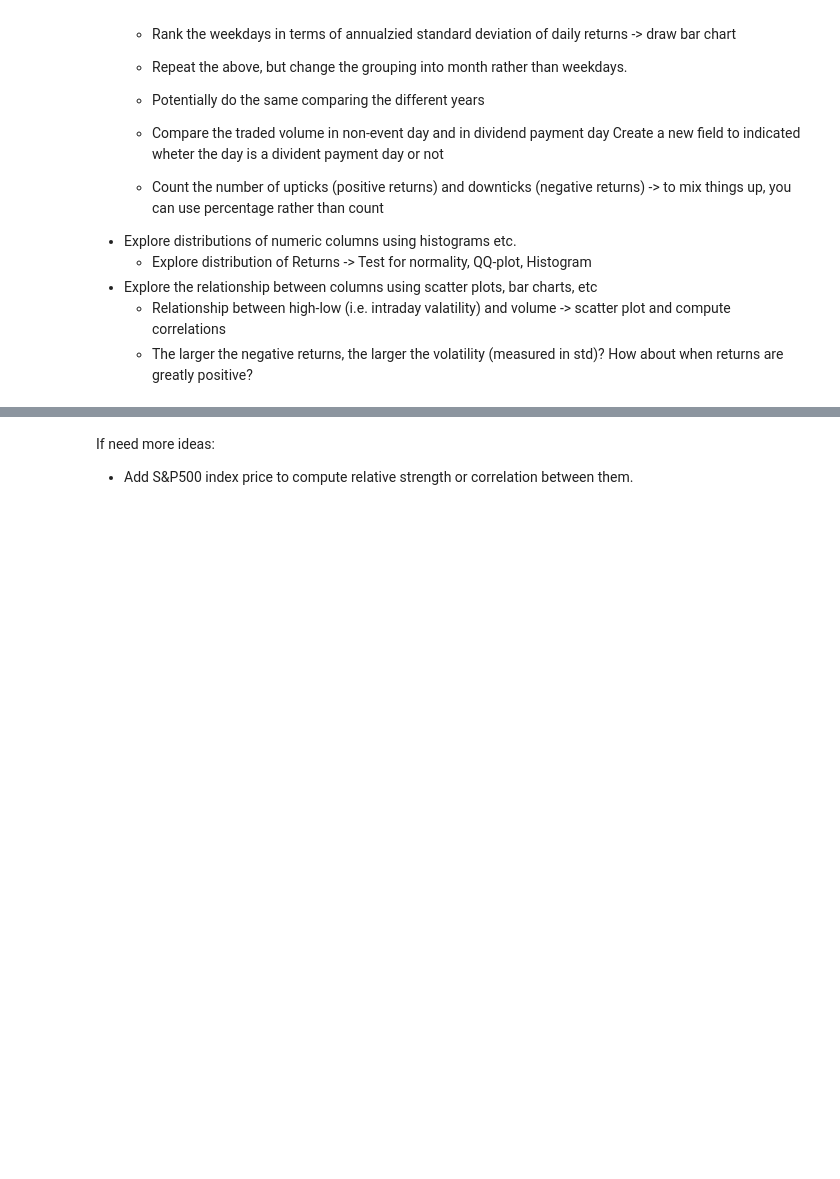
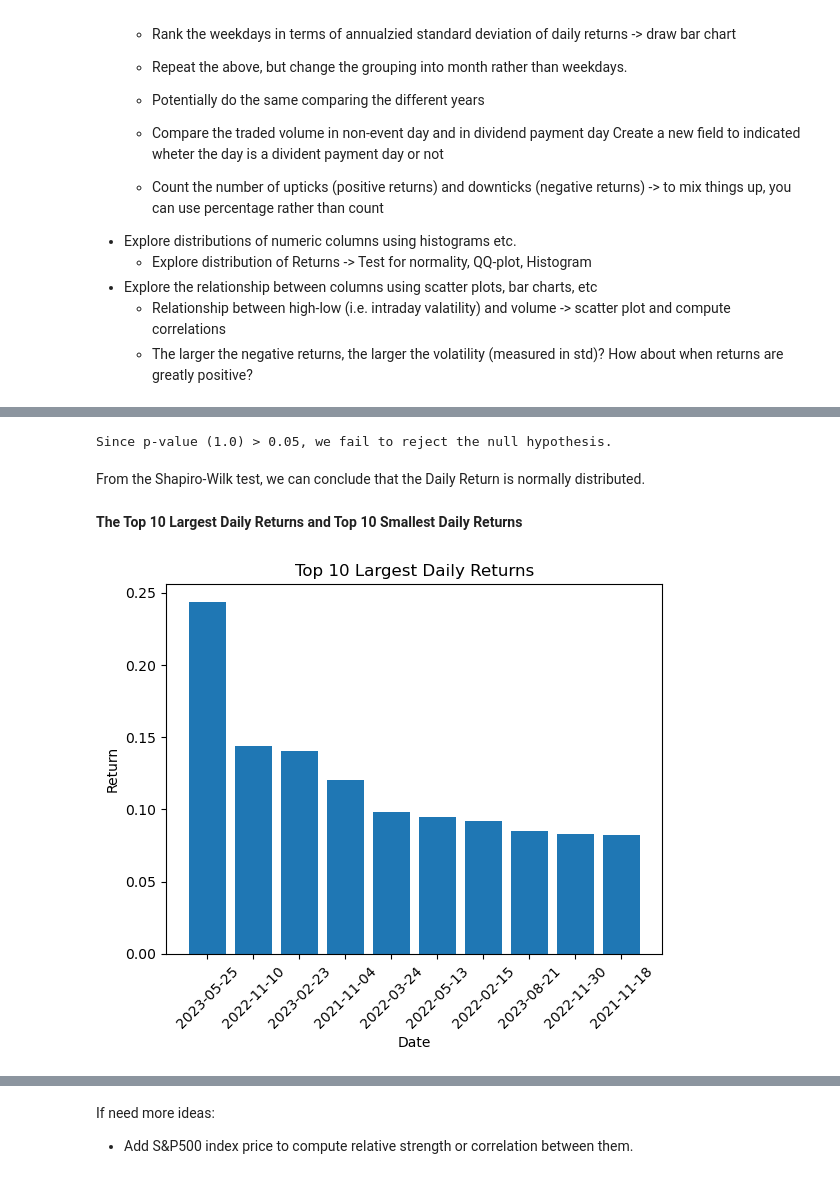
Before and after one commit to GeorgiusBE/Mining_Game, a Jupyter notebook: Part_2_Data_Analytics.ipynb, the cells around one changed output, grey strips where cells are left out. Cells and saved outputs as stored; diff of their text form; code cells hidden in the pictures; blank space fills up the shorter version.

```diff
--- a/Part_2_Data_Analytics.ipynb
+++ b/Part_2_Data_Analytics.ipynb
@@ -457,0 +539,34 @@ df.groupby('Weekday')['Daily Return'].mean().plot(kind='bar')
+# %%
+# Shapiro-Wilk test
+stat, p_val = sp.stats.shapiro(df['Daily Return'])
+
+# decision making: 0.05 significance level (alpha)
+alpha = 0.05
+if p_val > alpha:
+    print(f'Since p-value ({p_val}) > {alpha}, we fail to reject the null hypothesis.')
+else:
+    print(f'Since p-value ({p_val}) < {alpha}, we reject the null hypothesis.')
+# %% [output]
+Since p-value (1.0) > 0.05, we fail to reject the null hypothesis.
+# %% [markdown]
+From the Shapiro-Wilk test, we can conclude that the Daily Return is normally distributed.
+# %% [markdown]
+**The Top 10 Largest Daily Returns and Top 10 Smallest Daily Returns**
+# %%
+# Plots the given top returns
+def plot_top_returns(top_returns, title):
+    # create bar chart
+    plt.bar(top_returns.index.strftime('%Y-%m-%d'), top_returns['Daily Return'])
+    plt.title(title)
+    plt.xlabel('Date')
+    plt.ylabel('Return')
+    plt.xticks(rotation=45) # rotate the x axis label
+    plt.show()
+# %%
+# Sort the data to get the top 10 largest returns
+top_10_largest = df[['Daily Return']].sort_values(by='Daily Return', ascending=False).head(10)
+
+# Plotting the top 10 largest returns
+plot_top_returns(top_10_largest, 'Top 10 Largest Daily Returns')
+# %% [output]
+[figure, added]
```
Also changed, not shown: parts of 52 cells of this notebook.
